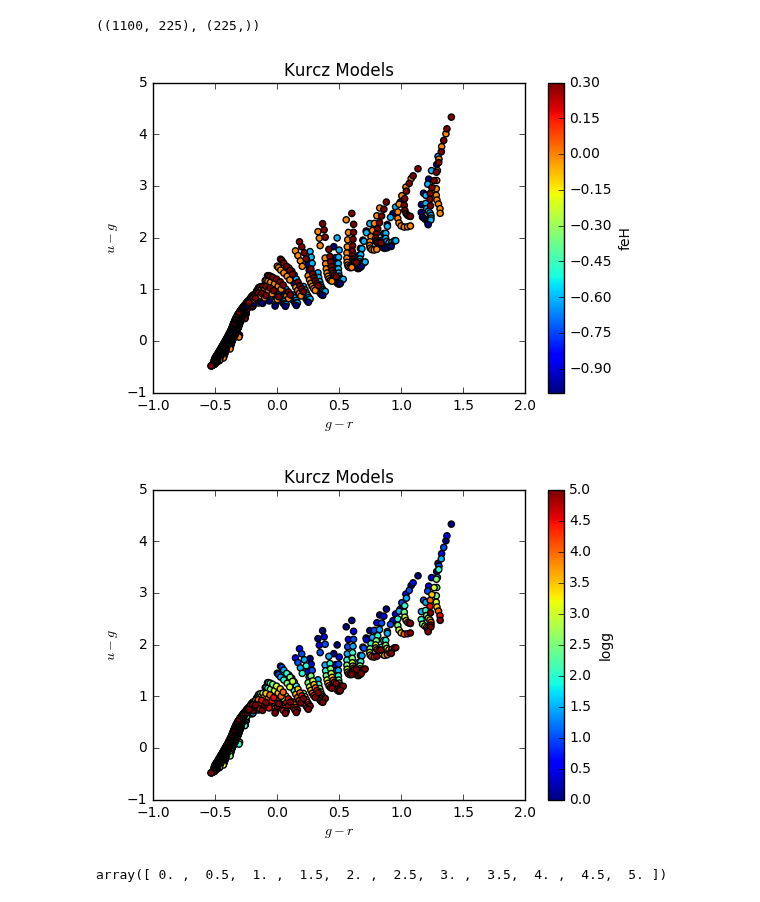
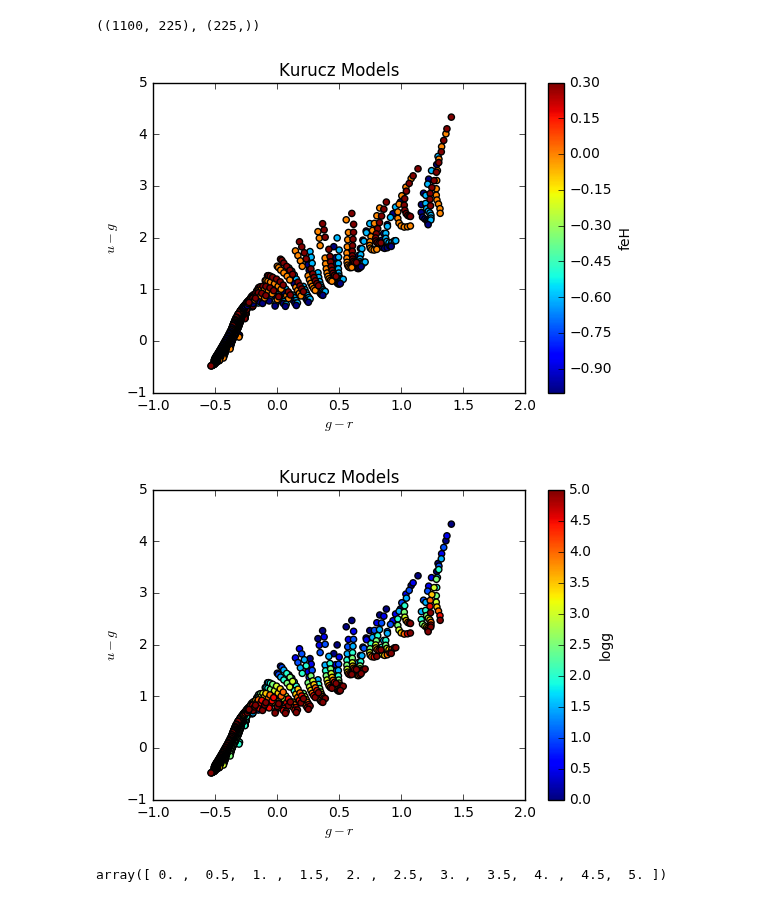
Before and after one commit to lsst-sims/sims_gaia_calib, a Jupyter notebook: python/Full_kuruz.ipynb, the cells around one changed output. Saved outputs shown, nothing was run; the diff lists cells and outputs as text; code cells hidden in the pictures.

Commit message:
update plots

```diff
--- a/python/Full_kuruz.ipynb
+++ b/python/Full_kuruz.ipynb
@@ -44,15 +44,15 @@ for i in np.arange(lsst_mags.size):
 # %%
 cprop = 'feH'
 plt.scatter(lsst_mags['g']-lsst_mags['r'], lsst_mags['u']-lsst_mags['g'], c=properties[cprop])
 plt.xlabel(r'$g-r$')
 plt.ylabel(r'$u-g$')
 cb = plt.colorbar()
 cb.set_label(cprop)
 #plt.xlim([-.6, 0.])
-plt.title('Kurcz Models')
+plt.title('Kurucz Models')
 plt.savefig('Plots/kuruz_met.png')
 # %% [output]
-[figure, old version]
+[figure, new version]
 # %%
 cprop = 'logg'
 plt.scatter(lsst_mags['g']-lsst_mags['r'], lsst_mags['u']-lsst_mags['g'], c=properties[cprop])
@@ -60,11 +60,11 @@ plt.xlabel(r'$g-r$')
 plt.ylabel(r'$u-g$')
 cb = plt.colorbar()
 cb.set_label(cprop)
-plt.title('Kurcz Models')
+plt.title('Kurucz Models')
 
 plt.savefig('Plots/kuruz_logg.png')
 # %% [output]
-[figure, old version]
+[figure, new version]
 # %%
 np.unique(properties['logg'])
 # %% [output]
```
Also changed, not shown: parts of 2 cells of this notebook.
